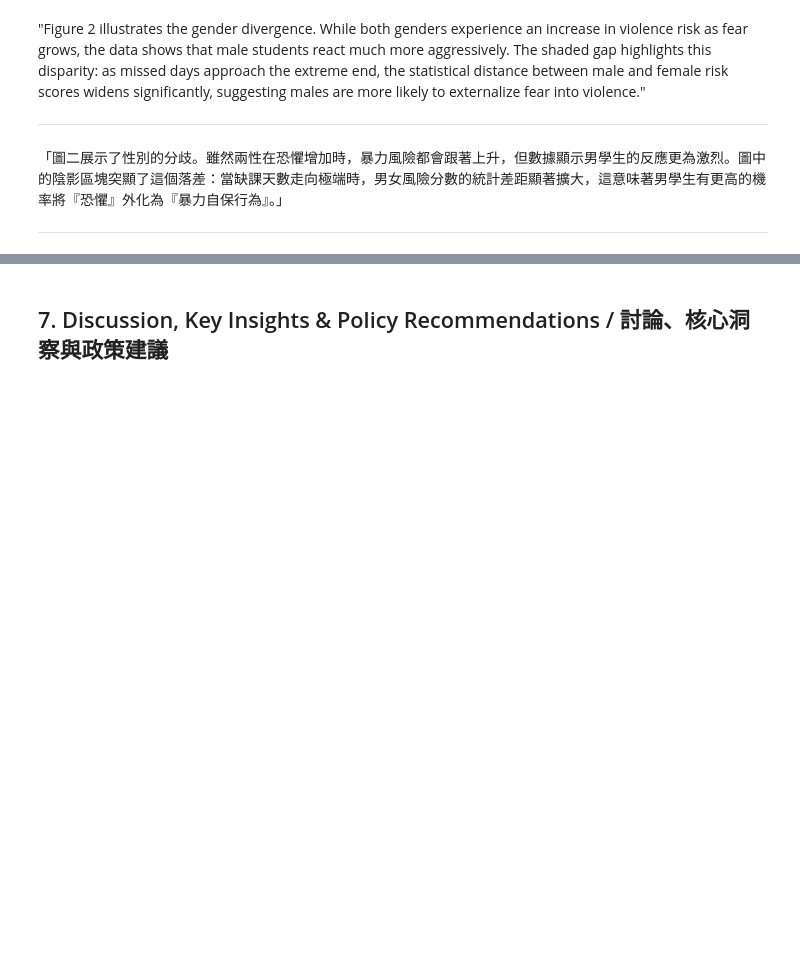
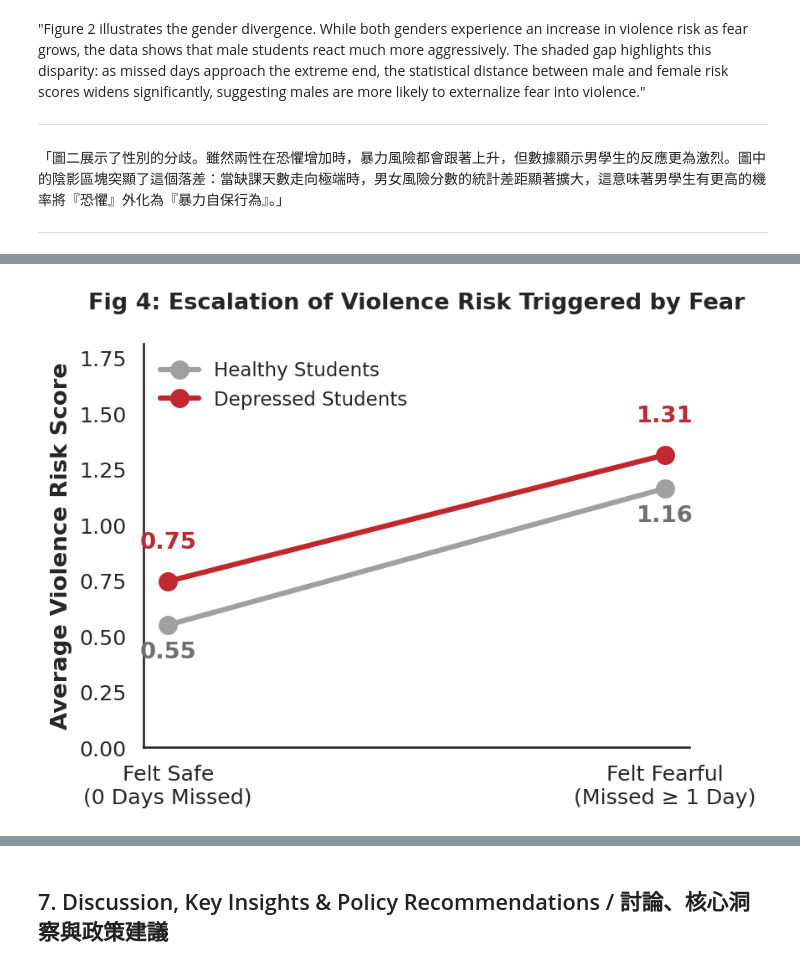
Before and after one commit to Geraldand/2026SpringStat2-Final-Individual-Project, a Jupyter notebook: notebooks / Final_Individual_Project.ipynb, the cells around one changed output, grey strips where cells are left out. Saved outputs shown, nothing was run; the diff lists cells and outputs as text; code cells hidden in the pictures; blank space fills up the shorter version.

```diff
--- a/notebooks / Final_Individual_Project.ipynb
+++ b/notebooks / Final_Individual_Project.ipynb
@@ -824,0 +552,46 @@ Passing `palette` without assigning `hue` is deprecated and will be removed in v
+# %%
+import pandas as pd
+import numpy as np
+import matplotlib.pyplot as plt
+import seaborn as sns
+
+# ==========================================
+# Figure 4: Risk Escalation Slopegraph
+# ==========================================
+plt.figure(figsize=(6, 4.5), dpi=150)
+
+# 1. Calculate the 4 points for the slope lines
+cond_base = (df_plot['Safety_Days_Missed'] == 0) & (df_plot['Is_Sad'] == 0)
+cond_sad  = (df_plot['Safety_Days_Missed'] == 0) & (df_plot['Is_Sad'] == 1)
+cond_fear = (df_plot['Safety_Days_Missed'] > 0) & (df_plot['Is_Sad'] == 0)
+cond_both = (df_plot['Safety_Days_Missed'] > 0) & (df_plot['Is_Sad'] == 1)
+
+points_healthy = [df_plot[cond_base]['Violence_Risk_Score'].mean(), df_plot[cond_fear]['Violence_Risk_Score'].mean()]
+points_sad = [df_plot[cond_sad]['Violence_Risk_Score'].mean(), df_plot[cond_both]['Violence_Risk_Score'].mean()]
+
+x_labels = ['Felt Safe\n(0 Days Missed)', 'Felt Fearful\n(Missed ≥ 1 Day)']
+
+# 2. Plot the lines
+plt.plot(x_labels, points_healthy, color='#a0a0a0', marker='o', markersize=10, linewidth=3, label='Healthy Students')
+plt.plot(x_labels, points_sad, color='#c1272d', marker='o', markersize=10, linewidth=3, label='Depressed Students')
+
+# 3. Add text annotations for exact values
+for i, val in enumerate(points_healthy):
+    plt.text(i, val - 0.15, f'{val:.2f}', ha='center', color='#707070', fontweight='bold')
+for i, val in enumerate(points_sad):
+    plt.text(i, val + 0.15, f'{val:.2f}', ha='center', color='#c1272d', fontweight='bold')
+
+plt.title('Fig 4: Escalation of Violence Risk Triggered by Fear', fontweight='bold', pad=20, fontsize=13)
+plt.ylabel('Average Violence Risk Score', fontweight='bold')
+
+plt.legend(frameon=False, fontsize=11, loc='upper left')
+sns.despine()
+
+# Expanding y-axis slightly to fit annotations
+plt.ylim(0, max(points_sad) + 0.5)
+
+plt.tight_layout()
+plt.savefig('scheme1_fig4_option3.png')
+plt.show()
+# %% [output]
+[figure, added]
```
Also changed, not shown: parts of 11 cells of this notebook.
